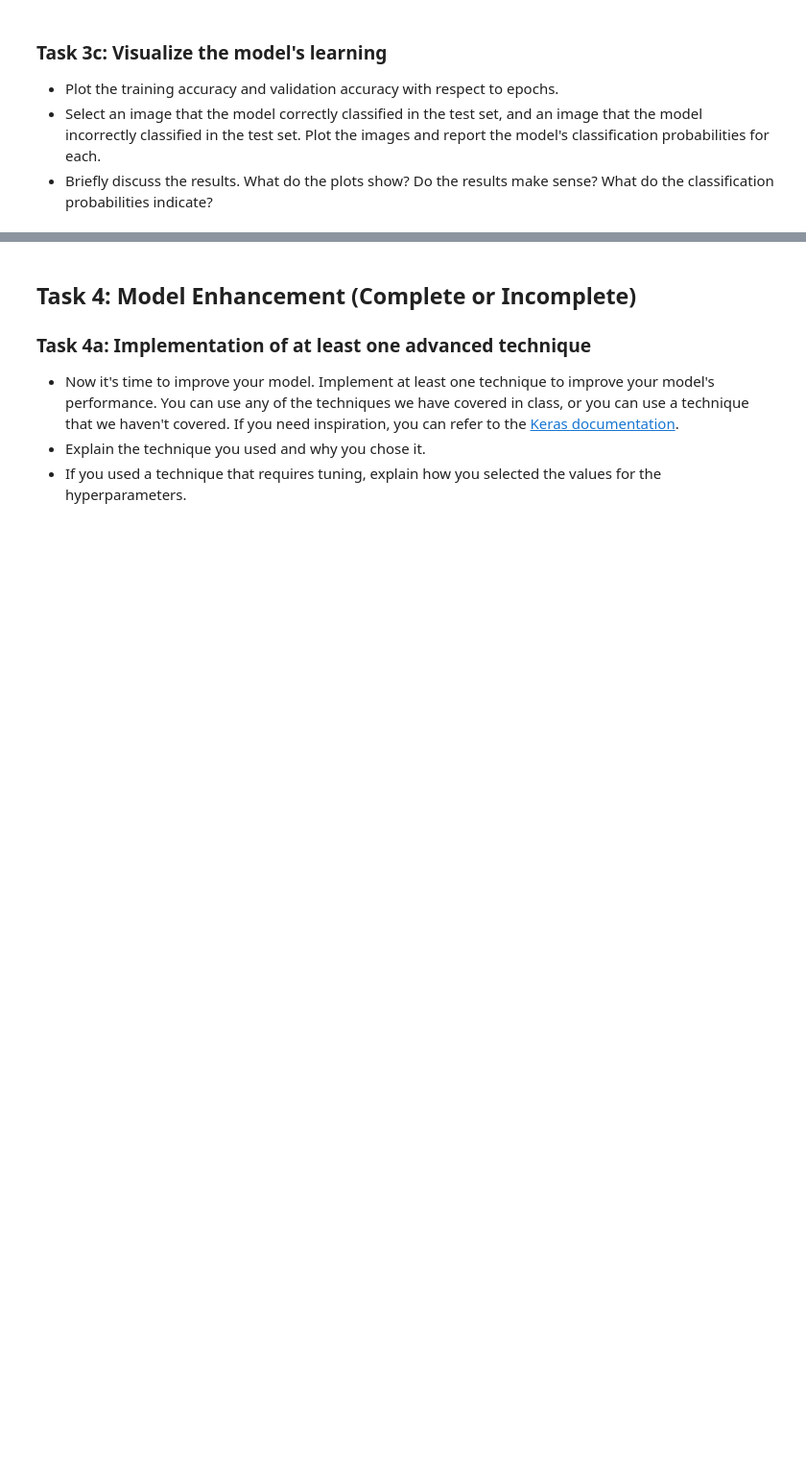
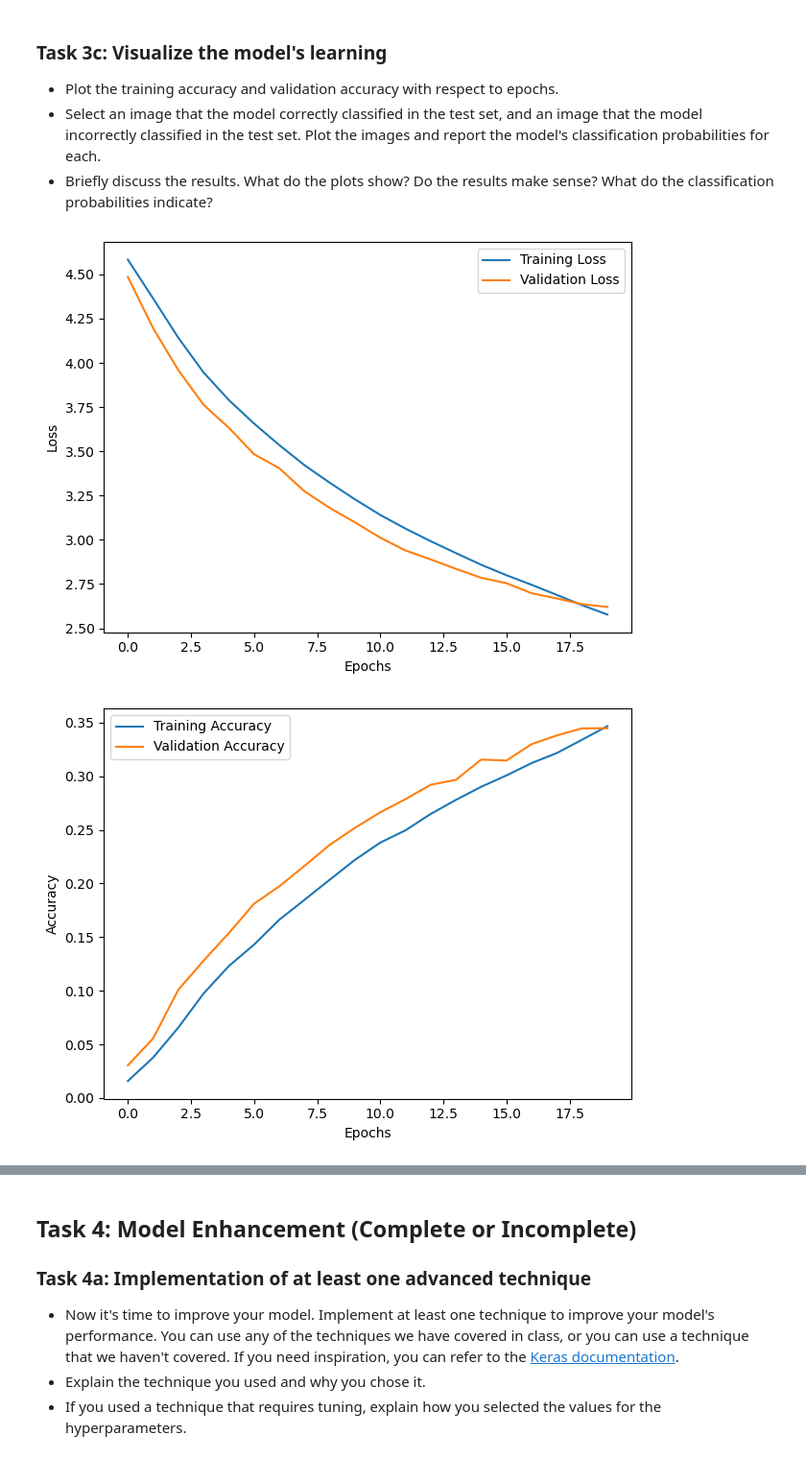
Before and after one commit to fbastos231/deep_learning, a Jupyter notebook: 02_activities/assignments/assignment_1.ipynb, the cells around one changed output, grey strips where cells are left out. Shown: that part at 96% size. Saved outputs shown, nothing was run; the diff lists cells and outputs as text; code cells hidden in the pictures; blank space fills up the shorter version.

```diff
--- a/02_activities/assignments/assignment_1.ipynb
+++ b/02_activities/assignments/assignment_1.ipynb
@@ -86,7 +133,7 @@ from keras.layers import Conv2D, MaxPooling2D, Flatten, Dense
 # %%
 from keras import optimizers
 
-# Your code here
+model.compile(optimizer=optimizers.SGD(),  loss='categorical_crossentropy', metrics=['accuracy'])
 # %% [markdown]
 ## Task 3: Model Training and Evaluation (Complete or Incomplete)
 ### Task 3a: Train the Model
@@ -95,4 +142,13 @@ from keras import optimizers
 - Use a batch size of 32.
 - Use the validation set for validation.
 # %%
-# Your code here
+# I started with 10 Epochs but it only achieved 0.22 accuracy so I increased it to 20.
+# It seems the accuracy and loss metrics continue to improve so another increase should only improve it.
+
+# Train the model
+history = model.fit(
+    x_train, y_train,
+    validation_data=(x_val, y_val),
+    epochs=20,  # Number of epochs
+    batch_size=32
+)
@@ -116,4 +213,23 @@ from keras import optimizers
 - Select an image that the model correctly classified in the test set, and an image that the model incorrectly classified in the test set. Plot the images and report the model's classification probabilities for each.
 - Briefly discuss the results. What do the plots show? Do the results make sense? What do the classification probabilities indicate?
 # %%
-# Your code here
+# loss
+plt.plot(history.history['loss'], label='Training Loss')
+plt.plot(history.history['val_loss'], label='Validation Loss')
+plt.xlabel('Epochs')
+plt.ylabel('Loss')
+plt.legend()
+plt.tight_layout()
+plt.show()
+
+# accuracy
+plt.plot(history.history['accuracy'], label='Training Accuracy')
+plt.plot(history.history['val_accuracy'], label='Validation Accuracy')
+plt.xlabel('Epochs')
+plt.ylabel('Accuracy')
+plt.legend()
+plt.tight_layout()
+plt.show()
+# %% [output]
+[figure, added]
+[figure, added]
```
Also changed, not shown: parts of 17 cells of this notebook.
